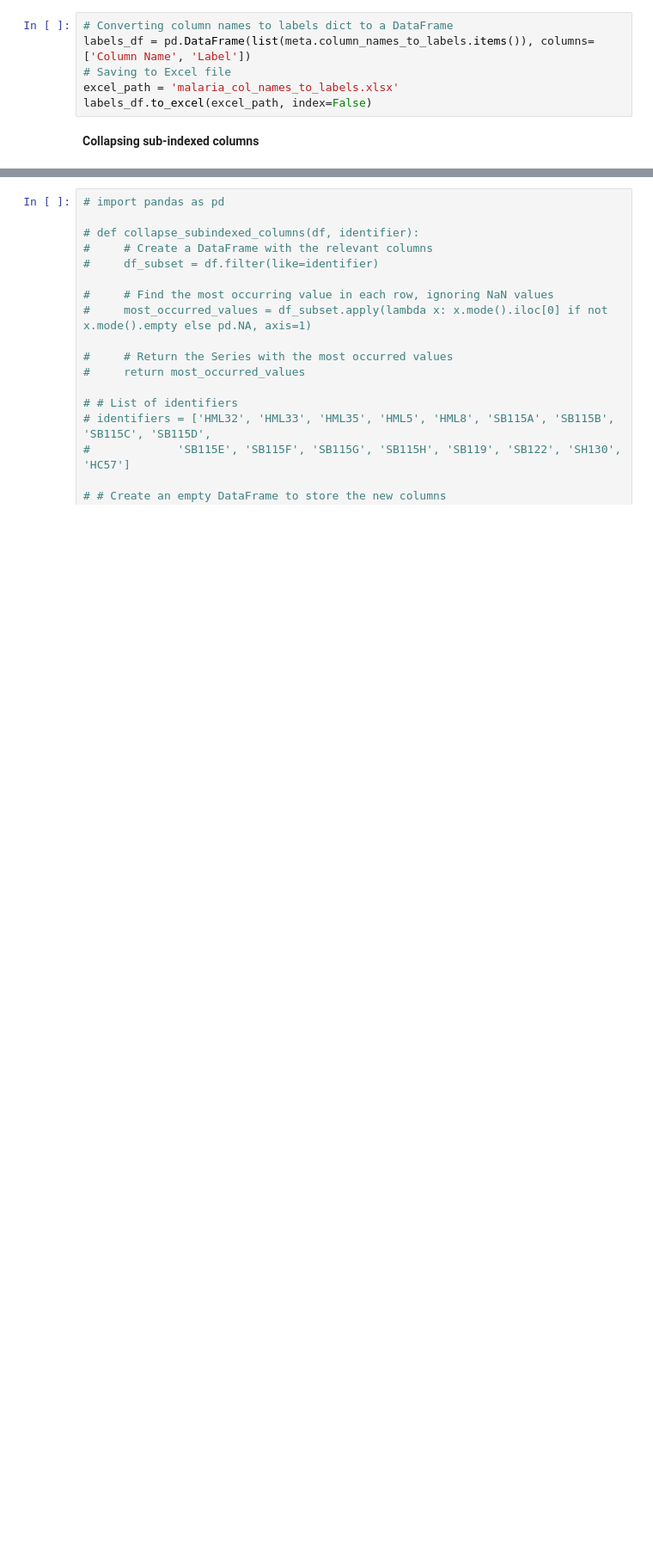
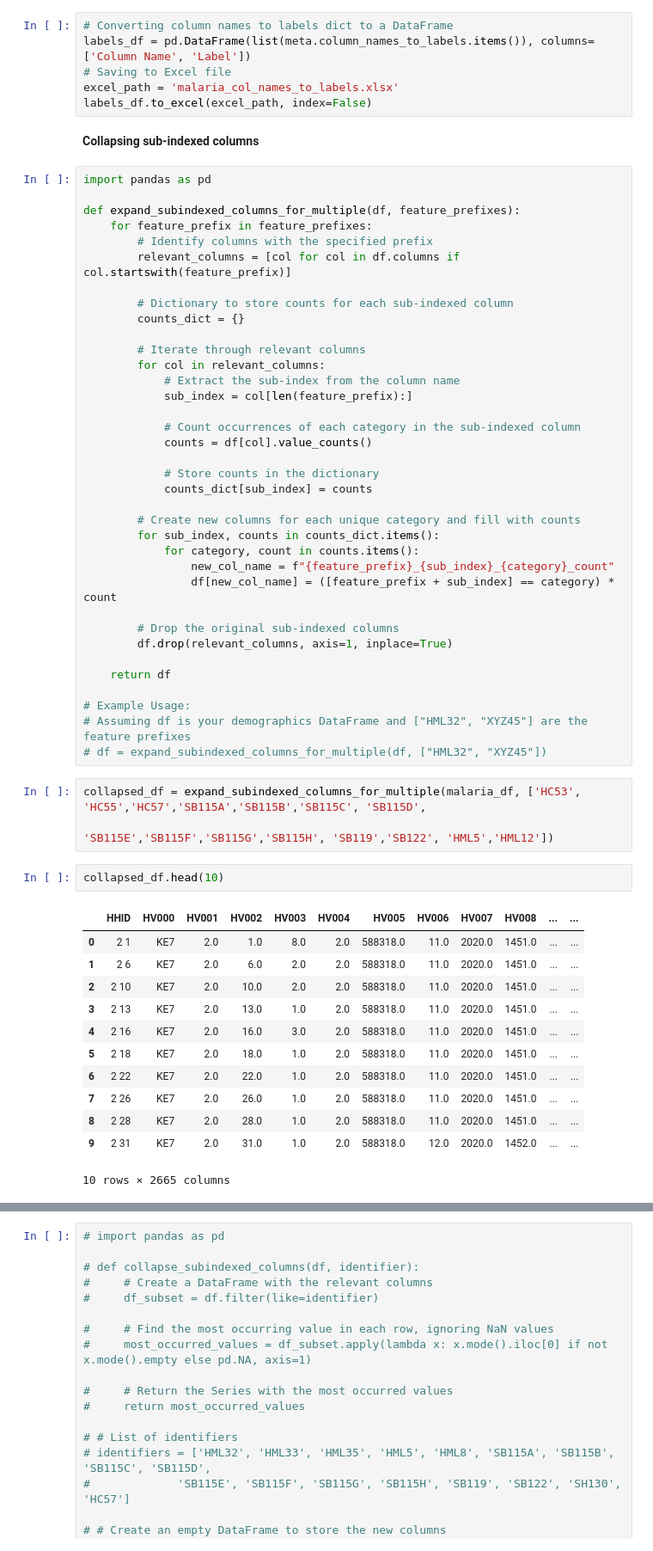
Before and after one commit to Dominic-Mu/dsc-phase-5-group-14-project, a Jupyter notebook: malaria_index.ipynb, the cells around one changed output, grey strips where cells are left out. Shown at 86% size. Cells and saved outputs as stored; diff of their text form; blank space fills up the shorter version.

```diff
--- a/malaria_index.ipynb
+++ b/malaria_index.ipynb
@@ -185,3 +185,57 @@ excel_path = 'malaria_col_names_to_labels.xlsx'
 labels_df.to_excel(excel_path, index=False)
 # %% [markdown]
 **Collapsing sub-indexed columns**
+# %%
+import pandas as pd
+
+def expand_subindexed_columns_for_multiple(df, feature_prefixes):
+    for feature_prefix in feature_prefixes:
+        # Identify columns with the specified prefix
+        relevant_columns = [col for col in df.columns if col.startswith(feature_prefix)]
+
+        # Dictionary to store counts for each sub-indexed column
+        counts_dict = {}
+
+        # Iterate through relevant columns
+        for col in relevant_columns:
+            # Extract the sub-index from the column name
+            sub_index = col[len(feature_prefix):]
+
+            # Count occurrences of each category in the sub-indexed column
+            counts = df[col].value_counts()
+
+            # Store counts in the dictionary
+            counts_dict[sub_index] = counts
+
+        # Create new columns for each unique category and fill with counts
+        for sub_index, counts in counts_dict.items():
+            for category, count in counts.items():
+                new_col_name = f"{feature_prefix}_{sub_index}_{category}_count"
+                df[new_col_name] = ([feature_prefix + sub_index] == category) * count
+
+        # Drop the original sub-indexed columns
+        df.drop(relevant_columns, axis=1, inplace=True)
+
+    return df
+
+# Example Usage:
+# Assuming df is your demographics DataFrame and ["HML32", "XYZ45"] are the feature prefixes
+# df = expand_subindexed_columns_for_multiple(df, ["HML32", "XYZ45"])
+# %%
+collapsed_df = expand_subindexed_columns_for_multiple(malaria_df, ['HC53', 'HC55','HC57','SB115A','SB115B','SB115C', 'SB115D',
+                                                                   'SB115E','SB115F','SB115G','SB115H', 'SB119','SB122', 'HML5','HML12'])
+# %%
+collapsed_df.head(10)
+# %% [output]
+|  | HHID | HV000 | HV001 | HV002 | HV003 | HV004 | HV005 | HV006 | HV007 | HV008 | ... | ... |
+| 0 | 2 1 | KE7 | 2.0 | 1.0 | 8.0 | 2.0 | 588318.0 | 11.0 | 2020.0 | 1451.0 | ... | ... |
+| 1 | 2 6 | KE7 | 2.0 | 6.0 | 2.0 | 2.0 | 588318.0 | 11.0 | 2020.0 | 1451.0 | ... | ... |
+| 2 | 2 10 | KE7 | 2.0 | 10.0 | 2.0 | 2.0 | 588318.0 | 11.0 | 2020.0 | 1451.0 | ... | ... |
+| 3 | 2 13 | KE7 | 2.0 | 13.0 | 1.0 | 2.0 | 588318.0 | 11.0 | 2020.0 | 1451.0 | ... | ... |
+| 4 | 2 16 | KE7 | 2.0 | 16.0 | 3.0 | 2.0 | 588318.0 | 11.0 | 2020.0 | 1451.0 | ... | ... |
+| 5 | 2 18 | KE7 | 2.0 | 18.0 | 1.0 | 2.0 | 588318.0 | 11.0 | 2020.0 | 1451.0 | ... | ... |
+| 6 | 2 22 | KE7 | 2.0 | 22.0 | 1.0 | 2.0 | 588318.0 | 11.0 | 2020.0 | 1451.0 | ... | ... |
+| 7 | 2 26 | KE7 | 2.0 | 26.0 | 1.0 | 2.0 | 588318.0 | 11.0 | 2020.0 | 1451.0 | ... | ... |
+| 8 | 2 28 | KE7 | 2.0 | 28.0 | 1.0 | 2.0 | 588318.0 | 11.0 | 2020.0 | 1451.0 | ... | ... |
+| 9 | 2 31 | KE7 | 2.0 | 31.0 | 1.0 | 2.0 | 588318.0 | 12.0 | 2020.0 | 1452.0 | ... | ... |
+10 rows × 2665 columns
```
Also changed, not shown: parts of 16 cells of this notebook, 3 other files.
